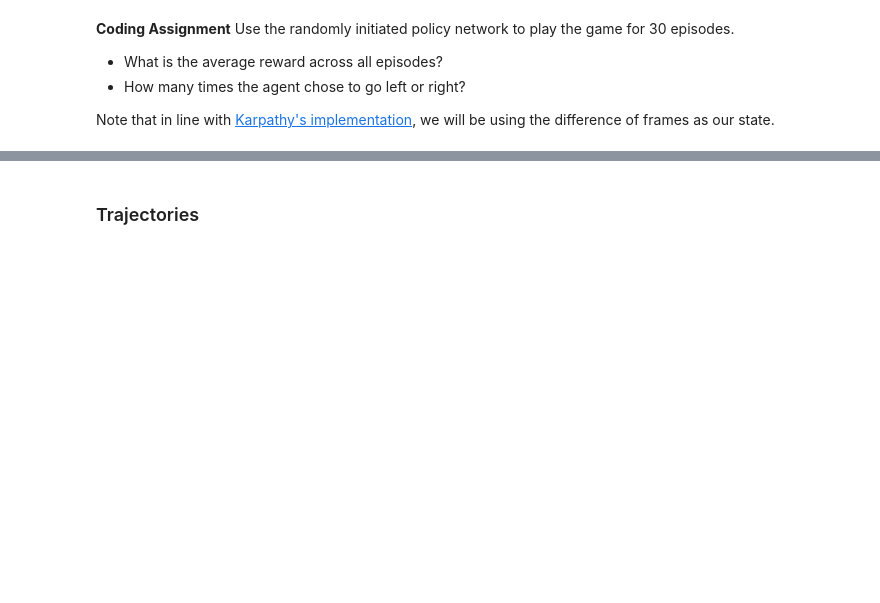
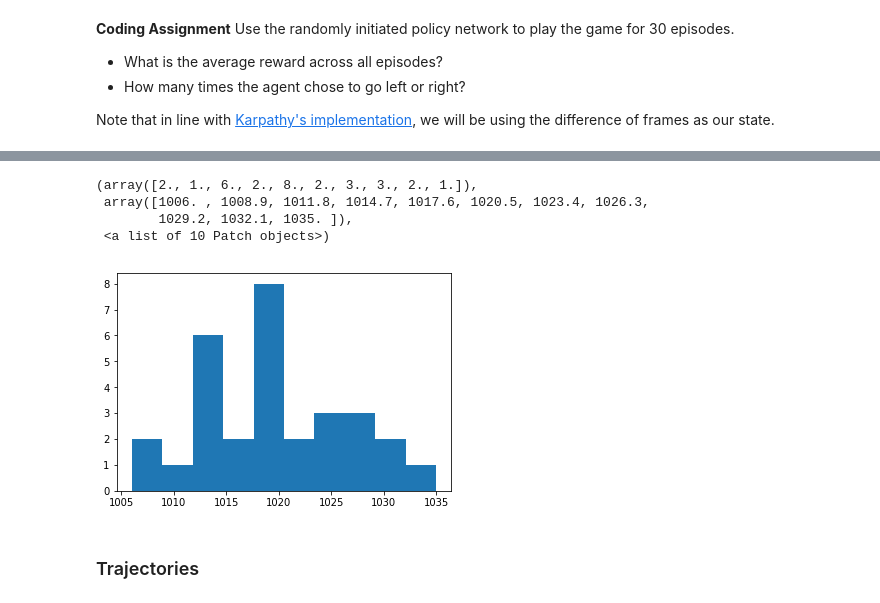
Before and after one commit to Datatouille/rl-workshop, a Jupyter notebook: session4.ipynb, the cells around one changed output, grey strips where cells are left out. Cells and saved outputs as stored; diff of their text form; code cells hidden in the pictures; blank space fills up the shorter version.

```diff
--- a/session4.ipynb
+++ b/session4.ipynb
@@ -244,3 +250,11 @@ Note that in line with [Karpathy's implementation](https://gist.github.com/karpa
+# %%
+plt.hist(ts)
+# %% [output]
+(array([2., 1., 6., 2., 8., 2., 3., 3., 2., 1.]),
+ array([1006. , 1008.9, 1011.8, 1014.7, 1017.6, 1020.5, 1023.4, 1026.3,
+        1029.2, 1032.1, 1035. ]),
+ <a list of 10 Patch objects>)
+[figure, added]
 # %% [markdown]
 ### Trajectories
 # %% [markdown]
```
Also changed, not shown: parts of 16 cells of this notebook, 9 other files.
